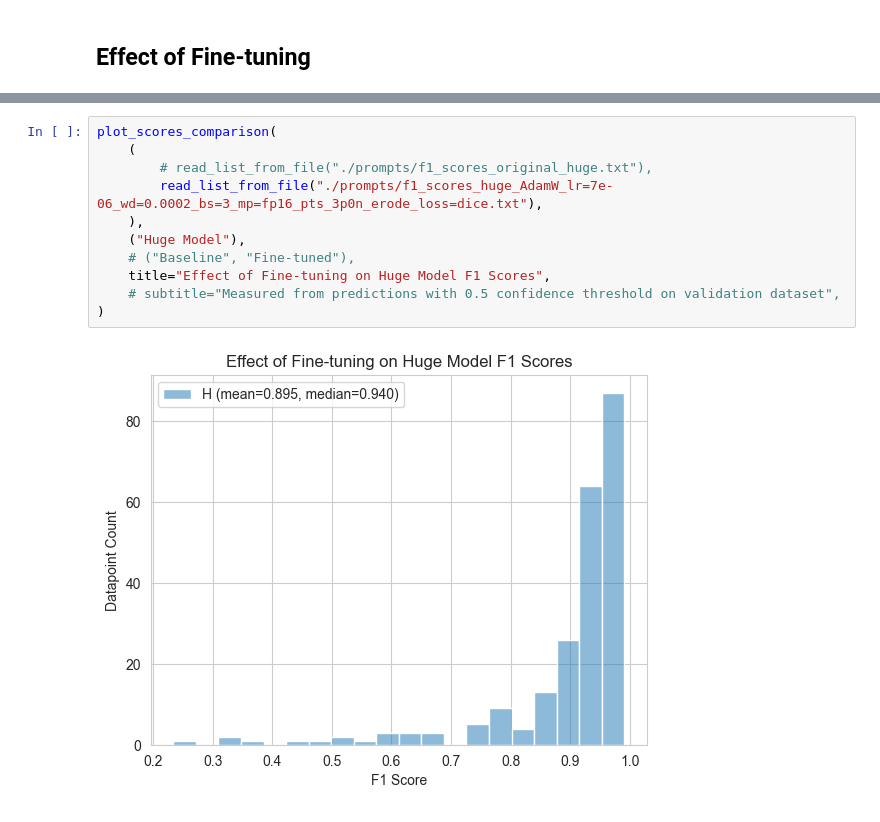
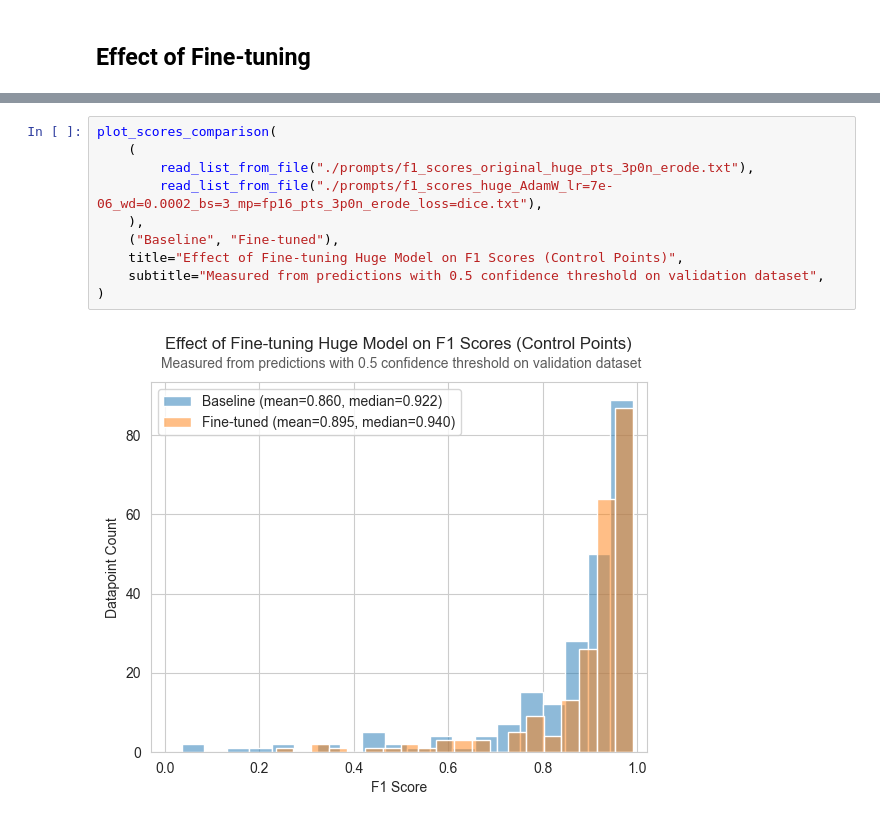
Before and after one commit to geo-smart/elwha_segmentation, a Jupyter notebook: book/experiments/plotting.ipynb, the cells around one changed output, grey strips where cells are left out. Cells and saved outputs as stored; diff of their text form.

Commit message:
more plotting and f1 scoring

```diff
--- a/book/experiments/plotting.ipynb
+++ b/book/experiments/plotting.ipynb
@@ -169,13 +191,12 @@ plot_scores_comparison(
 # %%
 plot_scores_comparison(
     (
-        # read_list_from_file("./prompts/f1_scores_original_huge.txt"),
+        read_list_from_file("./prompts/f1_scores_original_huge_pts_3p0n_erode.txt"),
         read_list_from_file("./prompts/f1_scores_huge_AdamW_lr=7e-06_wd=0.0002_bs=3_mp=fp16_pts_3p0n_erode_loss=dice.txt"),
     ),
-    ("Huge Model"),
-    # ("Baseline", "Fine-tuned"),
-    title="Effect of Fine-tuning on Huge Model F1 Scores",
-    # subtitle="Measured from predictions with 0.5 confidence threshold on validation dataset",
+    ("Baseline", "Fine-tuned"),
+    title="Effect of Fine-tuning Huge Model on F1 Scores (Control Points)",
+    subtitle="Measured from predictions with 0.5 confidence threshold on validation dataset",
 )
 # %% [output]
-[figure, old version]
+[figure, new version]
```
Also changed, not shown: parts of 3 cells of this notebook, 8 other files.
